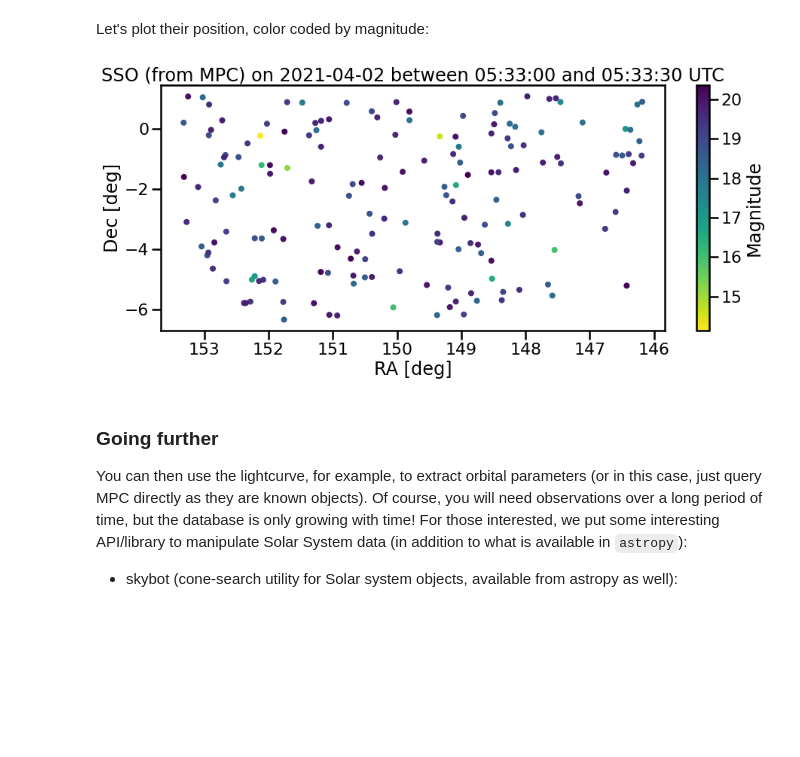
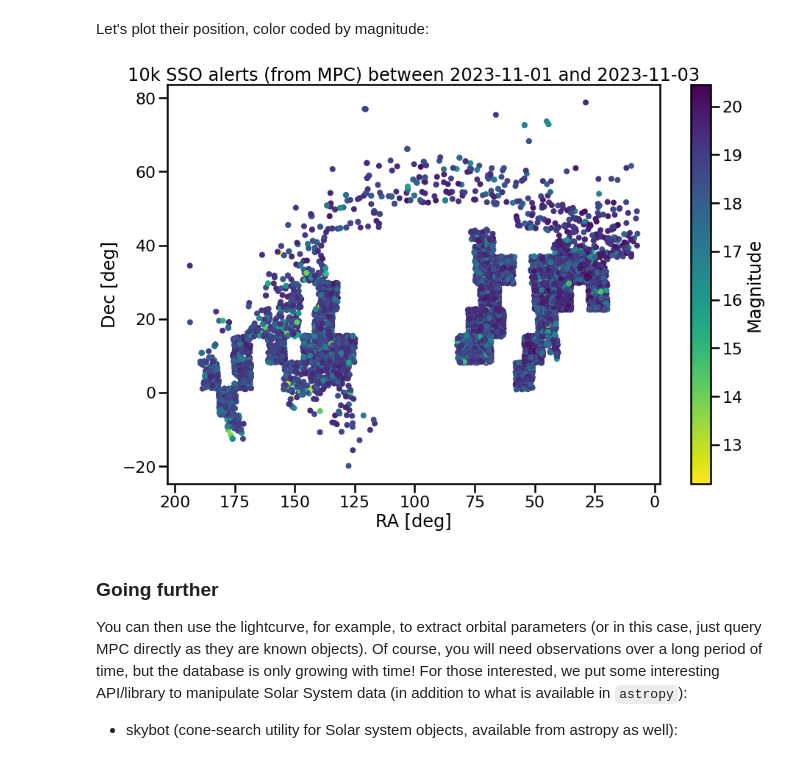
Before and after one commit to astrolabsoftware/fink-tutorials, a Jupyter notebook: sso/sso.ipynb, the cells around one changed output. Saved outputs shown, nothing was run; the diff lists cells and outputs as text; code cells hidden in the pictures; blank space fills up the shorter version.

```diff
--- a/sso/sso.ipynb
+++ b/sso/sso.ipynb
@@ -135,9 +135,9 @@ r = requests.post(
   'https://fink-portal.org/api/v1/latests',
   json={
     'class': 'Solar System MPC',
-    'n': '1000',                         # limit to 1000 alerts (max is 1000)
-    'startdate': '2021-04-02 05:33:00',  # UTC, can be JD or MJD as well
-    'stopdate': '2021-04-02 05:33:30'    # UTC, can be JD or MJD as well
+    'n': '10000',                         # limit to 1000 alerts (max is 1000)
+    'startdate': '2023-11-01',  # UTC, can be JD or MJD as well
+    'stopdate': '2023-11-03'    # UTC, can be JD or MJD as well
   }
 )
 
@@ -146,20 +146,20 @@ pdfSSO = pd.read_json(io.BytesIO(r.content))
 # %% [markdown]
 Let's plot their position, color coded by magnitude:
 # %%
-fig = plt.figure(figsize=(15, 6))
+fig = plt.figure(figsize=(15, 10))
 
 plt.scatter(
     pdfSSO['i:ra'], pdfSSO['i:dec'],
     c=pdfSSO['i:magpsf'], marker='.', cmap = 'viridis_r'
 )
 
 cb = plt.colorbar(label='Magnitude')
 plt.gca().invert_xaxis()
-plt.title('SSO (from MPC) on 2021-04-02 between 05:33:00 and 05:33:30 UTC')
+plt.title('10k SSO alerts (from MPC) between 2023-11-01 and 2023-11-03')
 plt.xlabel('RA [deg]')
 plt.ylabel('Dec [deg]');
 # %% [output]
-[figure, old version]
+[figure, new version]
 # %% [markdown]
 ### Going further
 
```
Also changed, not shown: parts of 2 cells of this notebook, 49 other files.
